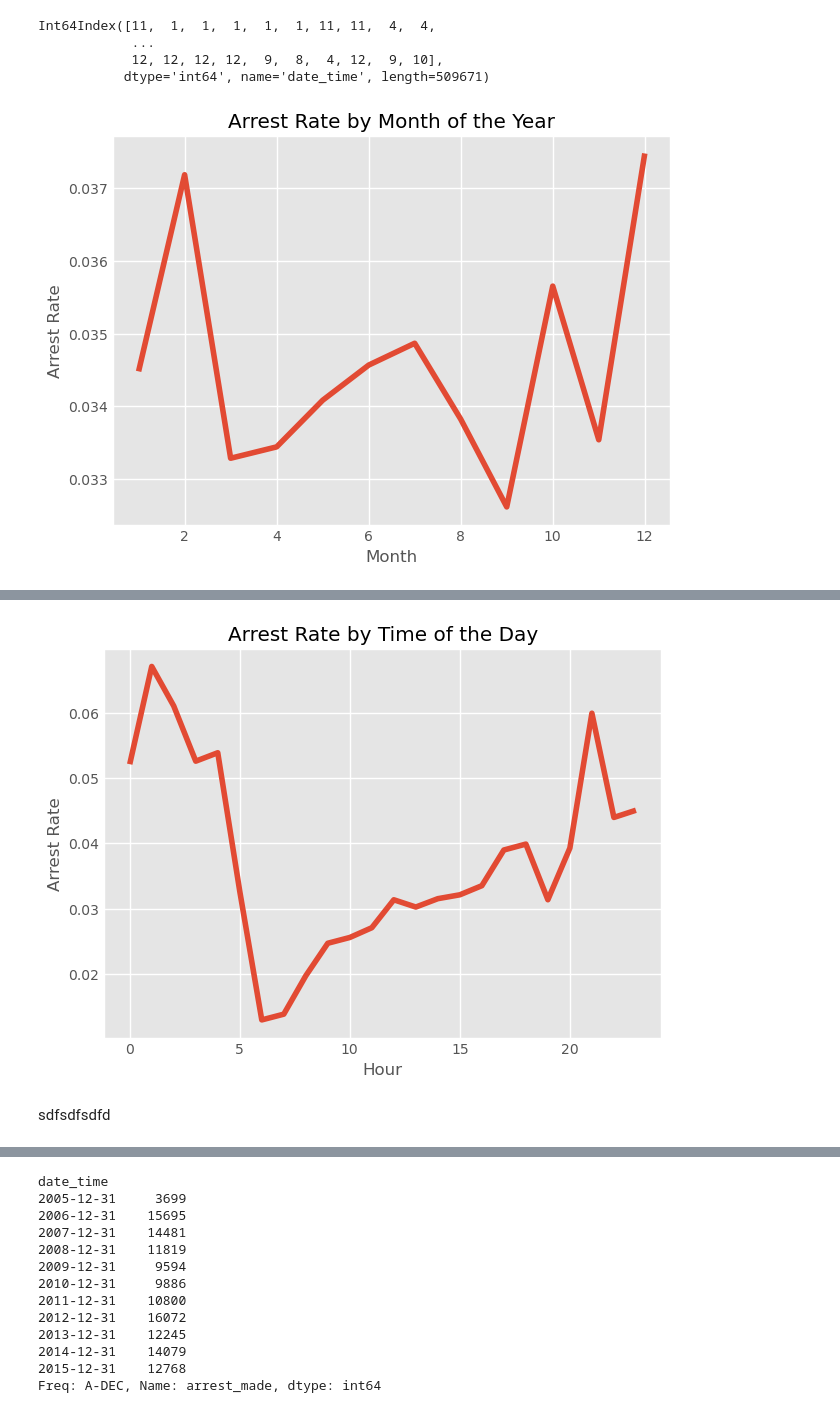
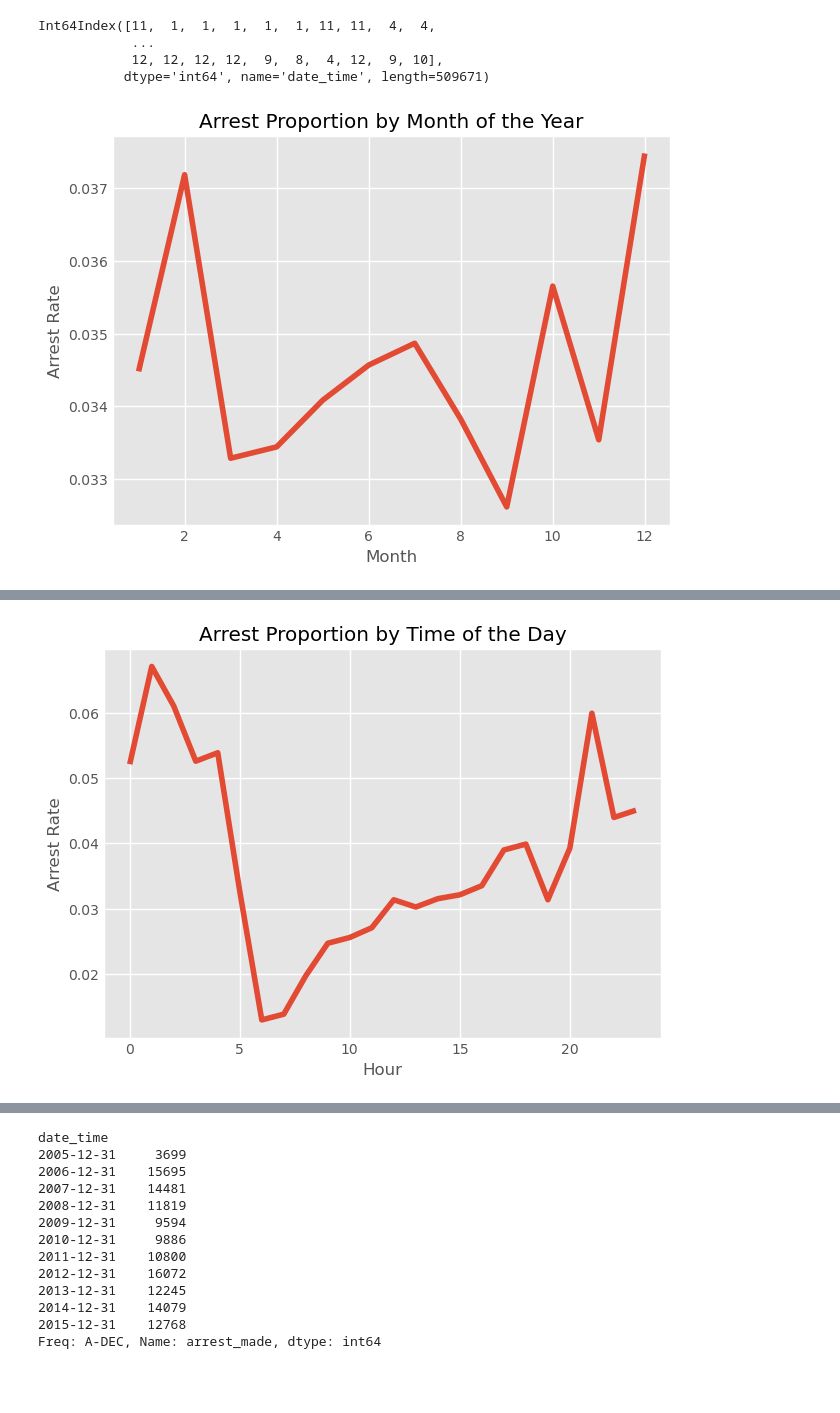
Before and after one commit to nevracorapsiz/Analyzing-Rhode-Island-Traffic-Stops, a Jupyter notebook: RI_TRAFFIC_STOPS.ipynb, the cells around one changed output, grey strips where cells are left out. Saved outputs shown, nothing was run; the diff lists cells and outputs as text; code cells hidden in the pictures; blank space fills up the shorter version.

```diff
--- a/RI_TRAFFIC_STOPS.ipynb
+++ b/RI_TRAFFIC_STOPS.ipynb
@@ -94,6 +94,7 @@ df["arrest_made"]=df.arrest_made.astype("boolean")
 # %%
 df["subject_sex"]=df.subject_sex.astype("category")
 df["subject_race"]=df.subject_race.astype("category")
+df["reason_for_stop"]=df.reason_for_stop.astype("category")
 # %%
 df["contraband_found"]=df.contraband_found.astype("boolean")
 df["contraband_drugs"]=df.contraband_drugs.astype("boolean")
@@ -333,6 +387,3 @@ for x, y in sex_reason_for_stop.items():
 sex_reason_for_stop.items()
 # %% [output]
 <zip at 0x...>
-# %%
-sex_reason_for_stop.plot(kind="bar",color=colors)
-plt.style.use("ggplot")
@@ -528,10 +574,10 @@ monthly_arrest_rate=df.groupby(df.index.month).arrest_made.mean()
 monthly_arrest_rate.plot()
 plt.xlabel("Month")
 plt.ylabel("Arrest Rate")
-plt.title("Arrest Rate by Month of the Year")
+plt.title("Arrest Proportion by Month of the Year")
 plt.style.use("ggplot")
 # %% [output]
-[figure, old version]
+[figure, new version]
 # %%
 hourly_arrest_rate=df.groupby(df.index.hour).arrest_made.mean()
 hourly_arrest_rate
@@ -556,11 +602,9 @@ Name: arrest_made, dtype: Float64
 # %%
 hourly_arrest_rate.plot()
 plt.xlabel("Hour")
 plt.ylabel("Arrest Rate")
-plt.title("Arrest Rate by Time of the Day")
+plt.title("Arrest Proportion by Time of the Day")
 plt.style.use("ggplot")
 plt.show()
 # %% [output]
-[figure, old version]
+[figure, new version]
-# %% [markdown]
-sdfsdfsdfd
```
Also changed, not shown: parts of 31 cells of this notebook.
